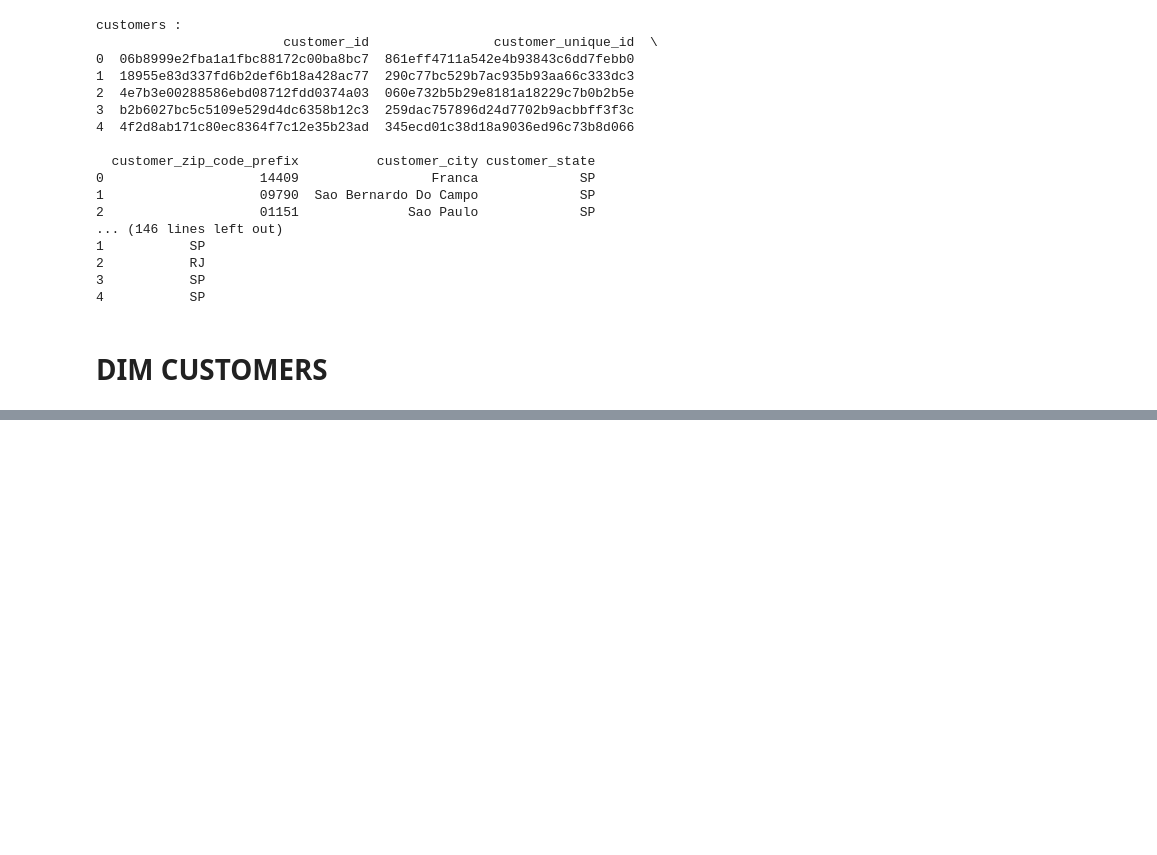
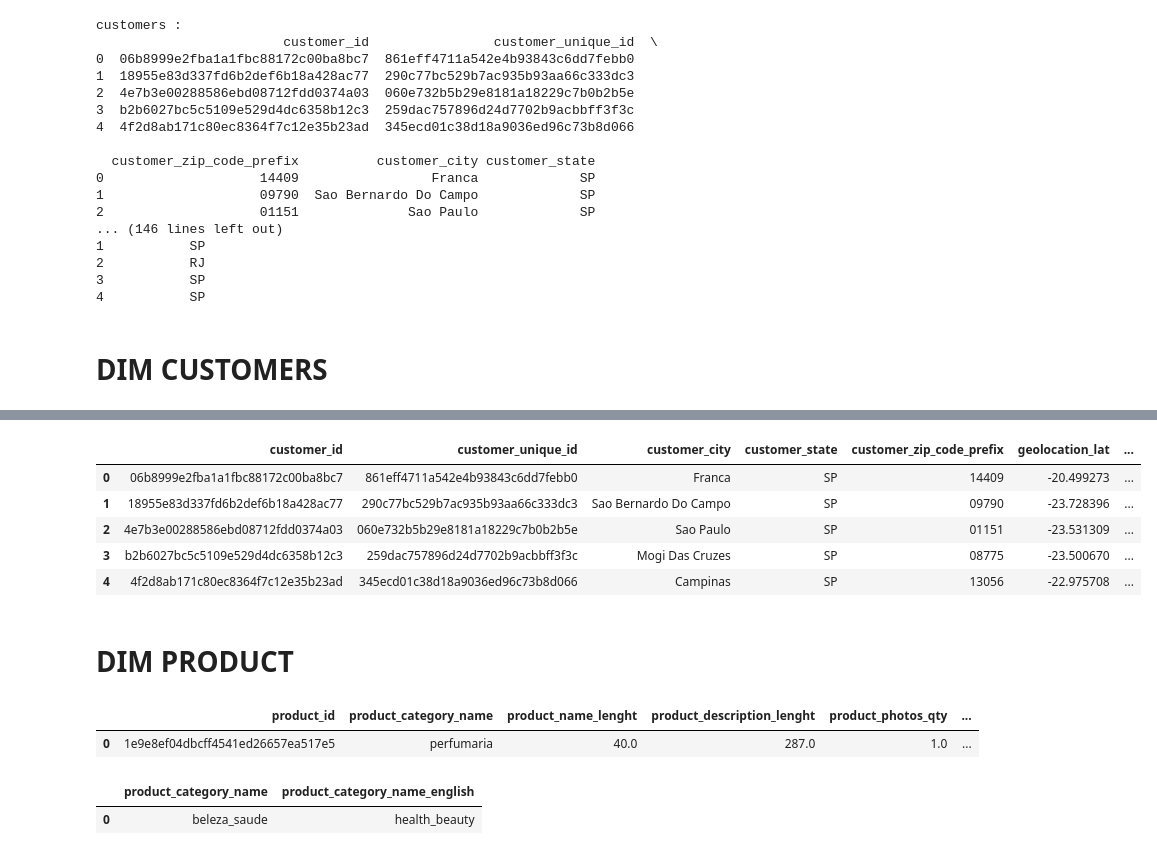
Before and after one commit to Hai2310/End-to-End-E-Commerce-Analytics-System, a Jupyter notebook: etl/etl.ipynb, the cells around one changed output, grey strips where cells are left out. Saved outputs shown, nothing was run; the diff lists cells and outputs as text; code cells hidden in the pictures; blank space fills up the shorter version.

```diff
--- a/etl/etl.ipynb
+++ b/etl/etl.ipynb
@@ -66,0 +124,45 @@ geolocation.head(1)
+# %%
+state_map = {
+    "AC": "Acre",
+    "AL": "Alagoas",
+    "AP": "Amapa",
+    "AM": "Amazonas",
+    "BA": "Bahia",
+    "CE": "Ceara",
+    "DF": "Distrito Federal",
+    "ES": "Espirito Santo",
+    "GO": "Goias",
+    "MA": "Maranhao",
+    "MT": "Mato Grosso",
+    "MS": "Mato Grosso do Sul",
+    "MG": "Minas Gerais",
+    "PA": "Para",
+    "PB": "Paraiba",
+    "PR": "Parana",
+    "PE": "Pernambuco",
+    "PI": "Piaui",
+    "RJ": "Rio de Janeiro",
+    "RN": "Rio Grande do Norte",
+    "RS": "Rio Grande do Sul",
+    "RO": "Rondonia",
+    "RR": "Roraima",
+    "SC": "Santa Catarina",
+    "SP": "Sao Paulo",
+    "SE": "Sergipe",
+    "TO": "Tocantins"
+}
+# %%
+# Map state
+dim_customer["customer_state_name"] = (
+    dim_customer["customer_state"]
+    .map(state_map)
+)
+# %%
+dim_customer.head()
+# %% [output]
+|  | customer_id | customer_unique_id | customer_city | customer_state | customer_zip_code_prefix | geolocation_lat | ... |
+| 0 | 06b8999e2fba1a1fbc88172c00ba8bc7 | 861eff4711a542e4b93843c6dd7febb0 | Franca | SP | 14409 | -20.499273 | ... |
+| 1 | 18955e83d337fd6b2def6b18a428ac77 | 290c77bc529b7ac935b93aa66c333dc3 | Sao Bernardo Do Campo | SP | 09790 | -23.728396 | ... |
+| 2 | 4e7b3e00288586ebd08712fdd0374a03 | 060e732b5b29e8181a18229c7b0b2b5e | Sao Paulo | SP | 01151 | -23.531309 | ... |
+| 3 | b2b6027bc5c5109e529d4dc6358b12c3 | 259dac757896d24d7702b9acbbff3f3c | Mogi Das Cruzes | SP | 08775 | -23.500670 | ... |
+| 4 | 4f2d8ab171c80ec8364f7c12e35b23ad | 345ecd01c38d18a9036ed96c73b8d066 | Campinas | SP | 13056 | -22.975708 | ... |
@@ -66,0 +171,12 @@ geolocation.head(1)
+# %% [markdown]
+# DIM PRODUCT
+# %%
+products.head(1)
+# %% [output]
+|  | product_id | product_category_name | product_name_lenght | product_description_lenght | product_photos_qty | ... |
+| 0 | 1e9e8ef04dbcff4541ed26657ea517e5 | perfumaria | 40.0 | 287.0 | 1.0 | ... |
+# %%
+product_category.head(1)
+# %% [output]
+|  | product_category_name | product_category_name_english |
+| 0 | beleza_saude | health_beauty |
```
Also changed, not shown: parts of 73 cells of this notebook, 1 other file.
